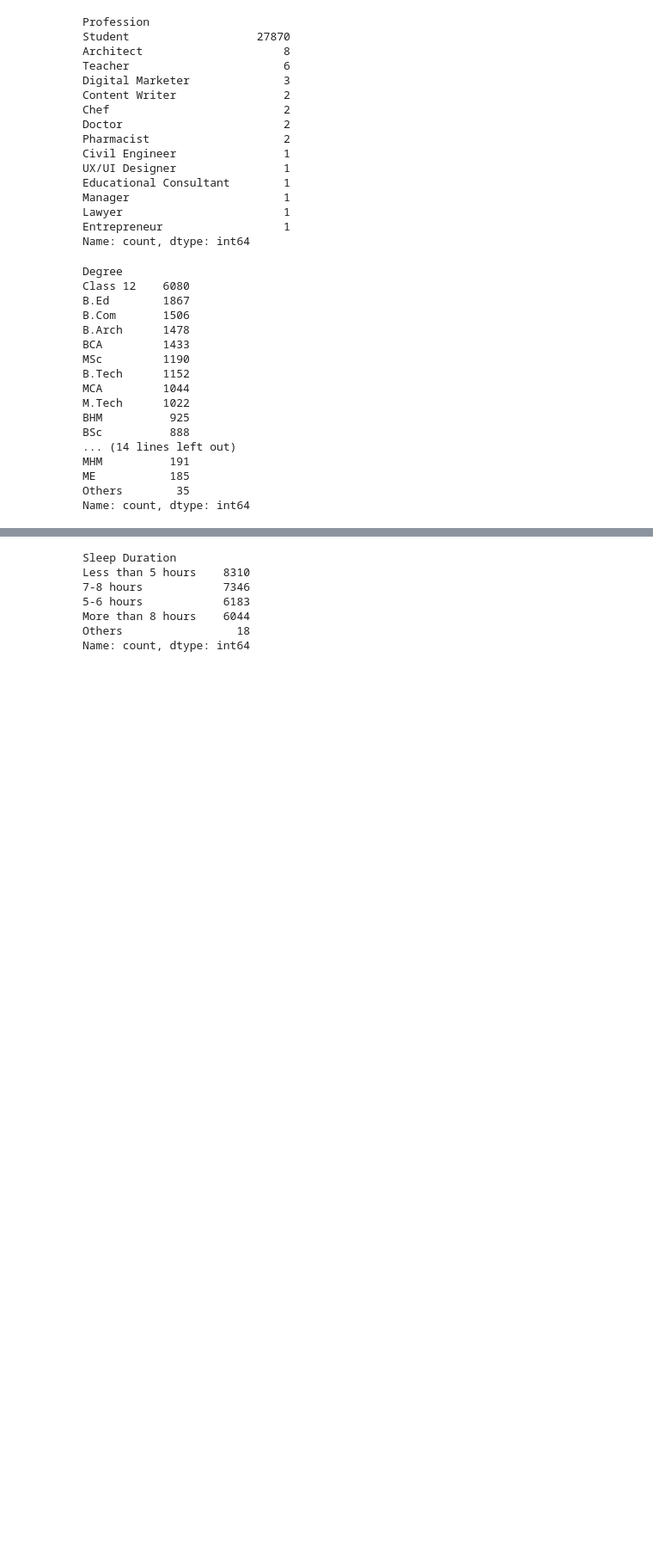
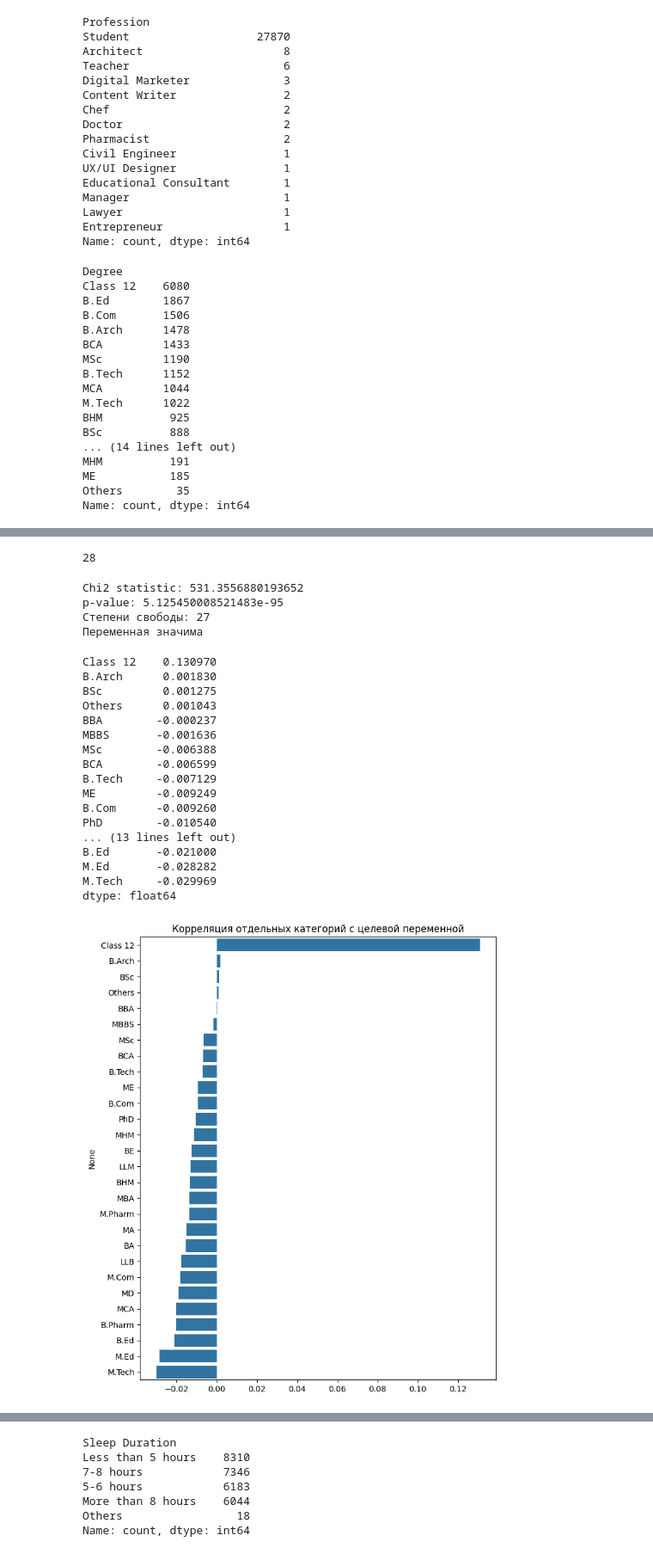
Before and after one commit to LimeShot/NSTU, a Jupyter notebook: ML/lab 2/modeling.ipynb, the cells around one changed output, grey strips where cells are left out. Shown: that part at 86% size. Cells and saved outputs as stored; diff of their text form; code cells hidden in the pictures; blank space fills up the shorter version.

```diff
--- a/ML/lab 2/modeling.ipynb
+++ b/ML/lab 2/modeling.ipynb
@@ -155,0 +234,61 @@ Name: count, dtype: int64
+# %%
+depress_df['Degree'].nunique()
+# %% [output]
+28
+# %%
+from scipy.stats import chi2_contingency
+
+contingency_table = pd.crosstab(depress_df['Degree'], depress_df['Depression'])
+
+# Тест
+chi2_stat, p, dof, expected = chi2_contingency(contingency_table)
+
+print("Chi2 statistic:", chi2_stat)
+print("p-value:", p)
+print("Степени свободы:", dof)
+
+if p < 0.05:
+    print("Переменная значима")
+else:
+    print("Переменная НЕ значима")
+# %% [output]
+Chi2 statistic: 531.3556880193652
+p-value: 5.125450008521483e-95
+Степени свободы: 27
+Переменная значима
+# %%
+import pandas as pd
+import seaborn as sns
+import matplotlib.pyplot as plt
+
+dummies = pd.get_dummies(depress_df['Degree'])
+
+
+correlations = dummies.corrwith(depress_df['Depression']).sort_values(ascending=False)
+
+print(correlations)
+
+
+plt.figure(figsize=(8, 10))
+sns.barplot(x=correlations.values, y=correlations.index)
+plt.title('Корреляция отдельных категорий с целевой переменной')
+plt.show()
+# %% [output]
+Class 12    0.130970
+B.Arch      0.001830
+BSc         0.001275
+Others      0.001043
+BBA        -0.000237
+MBBS       -0.001636
+MSc        -0.006388
+BCA        -0.006599
+B.Tech     -0.007129
+ME         -0.009249
+B.Com      -0.009260
+PhD        -0.010540
+... (13 lines left out)
+B.Ed       -0.021000
+M.Ed       -0.028282
+M.Tech     -0.029969
+dtype: float64
+[figure, added]
```
Also changed, not shown: parts of 19 cells of this notebook, 11 other files.
